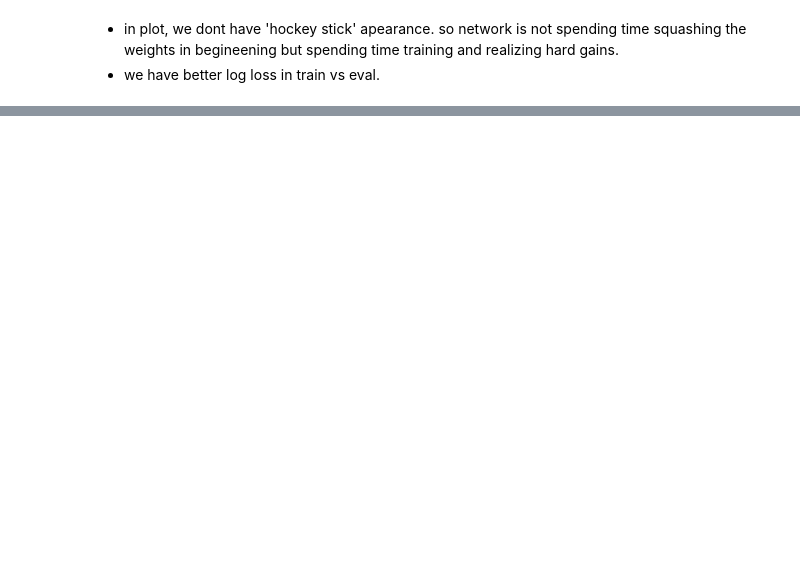
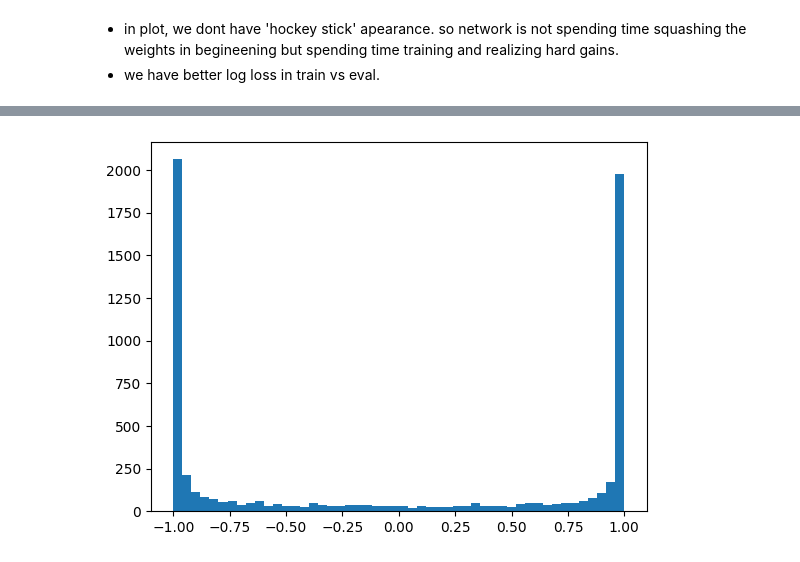
Before and after one commit to defaults/ml-courses, a Jupyter notebook: youtube/andrej karpathy/zero to hero/04 building makemore activations, gradients and batchnorm.ipynb, the cells around one changed output, grey strips where cells are left out. Cells and saved outputs as stored; diff of their text form; code cells hidden in the pictures; blank space fills up the shorter version.

```diff
--- a/youtube/andrej karpathy/zero to hero/04 building makemore activations, gradients and batchnorm.ipynb
+++ b/youtube/andrej karpathy/zero to hero/04 building makemore activations, gradients and batchnorm.ipynb
@@ -315,0 +321,4 @@ val 2.105325937271118
+# %%
+plt.hist(h.view(-1).tolist(), 50);
+# %% [output]
+[figure, added]
```
Also changed, not shown: parts of 22 cells of this notebook, 1 other file.
